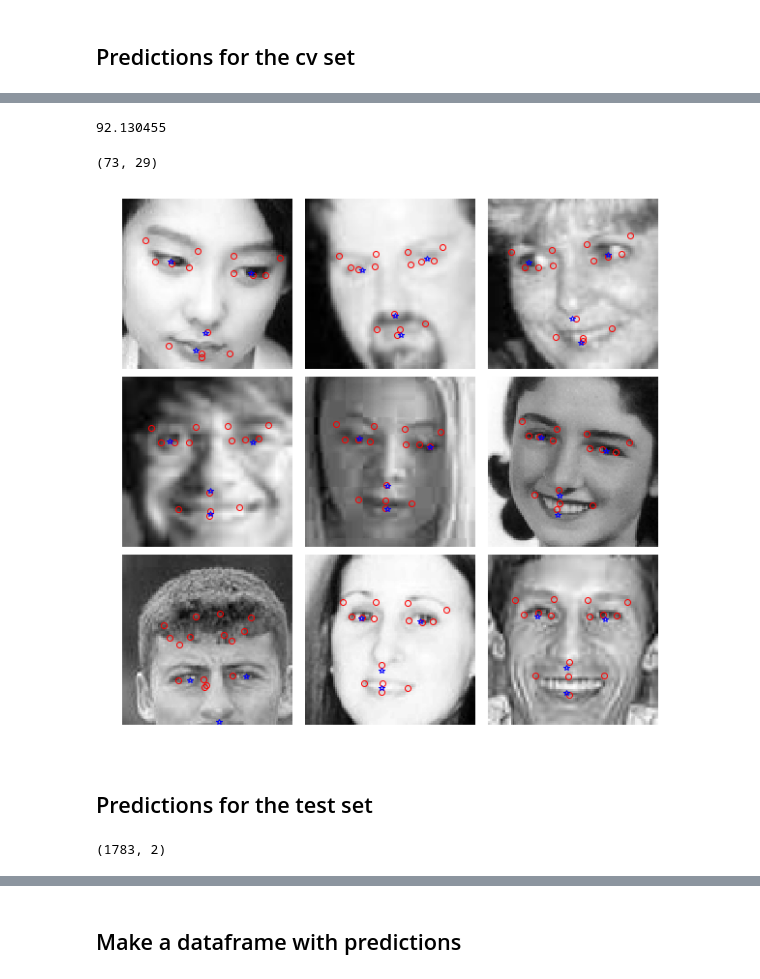
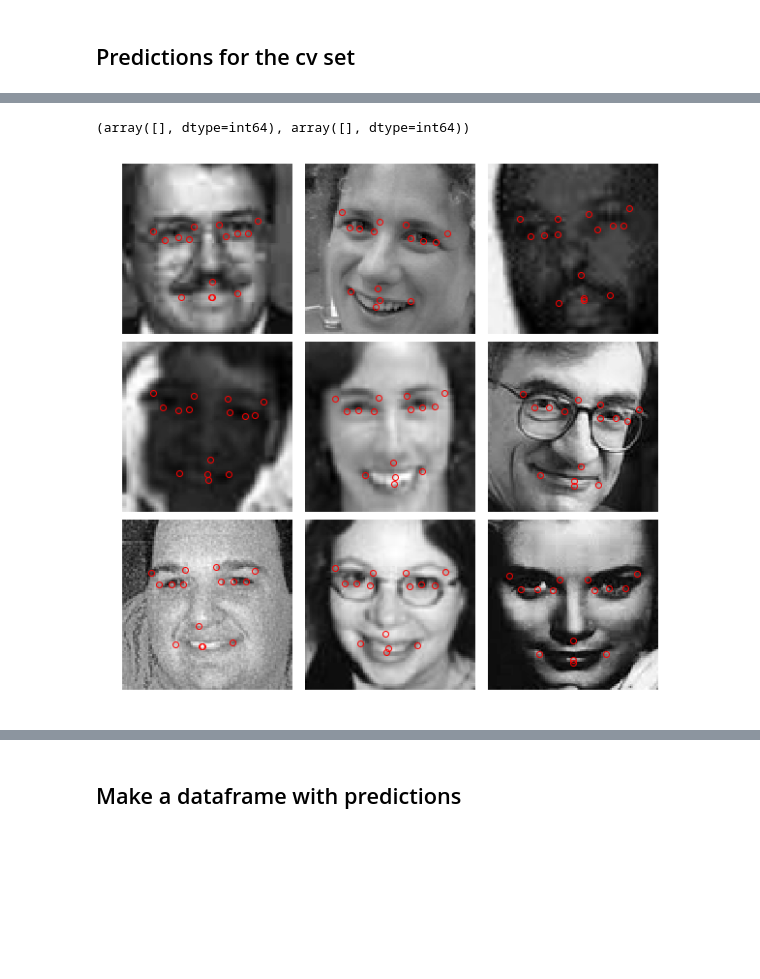
Before and after one commit to sgmig/ml_projects, a Jupyter notebook: kaggle/facial-keypoints-detection/facial_keypoints_CNN.ipynb, the cells around one changed output, grey strips where cells are left out. Drawn from its saved outputs; the diff is of its cells as text; code cells hidden in the pictures; blank space fills up the shorter version.

Commit message:
Trained new model and saved predictions.

```diff
--- a/kaggle/facial-keypoints-detection/facial_keypoints_CNN.ipynb
+++ b/kaggle/facial-keypoints-detection/facial_keypoints_CNN.ipynb
@@ -248,3 +250,8 @@ counter = 7 # a variable to keep track of different models.
+# %%
+# Keep track of models and runs.
+
+model_number = 1
+run_number = 1 # Used for labeling different training runs. It is updated after training.
 # %% [markdown]
 ## Training
 # %%
@@ -378,14 +401,0 @@ plt.plot(cv_losses[-50:])
-# %%
-figure, ax = plt.subplots(1,2, figsize = (10,3))
-
-from_step = 150
-
-ax[0].plot(train_losses[from_step:], 'r', label = 'Training')
-ax[0].plot(cv_losses[from_step:], 'g', label = 'Validation')
-ax[0].legend()
-ax[0].set_title('MSE');
-
-ax[1].plot(np.sqrt(train_losses[from_step:]), 'r', label = 'Training')
-ax[1].plot(np.sqrt(cv_losses[from_step:]), 'g', label = 'Validation')
-ax[1].legend()
-ax[1].set_title('RMSE');
@@ -417,50 +505,30 @@ predictions.shape
-# %%
-np.max(predictions)
-# %% [output]
-92.130455
-# %%
-np.unravel_index( np.argmax(predictions), predictions.shape)
-# %% [output]
-(73, 29)
+# %%
+# Sanity check:
+# Find if there are any points out of bounds (hihgher than 96 or below 0).
+
+np.where((predictions >= 96) | (predictions < 0))
+# %% [output]
+(array([], dtype=int64), array([], dtype=int64))
 # %%
+# Visualize test images and predictions.
+
 grid_size = 3
 fig, axes = plt.subplots(grid_size, grid_size, gridspec_kw = dict(hspace = .05, wspace = .05),
                          figsize=(10,10))
 
-selection = np.random.choice(range(len(x_cv)), size = grid_size**2, )
-
-mean_x_points = [mean_keypoints[j] for j in range(0,30,2)]
-mean_y_points = [mean_keypoints[j+1] for j in range(0,30,2)]
-
+selection = np.random.choice(range(len(test_images)), size = grid_size**2 )
+#selection = [0, 563, 491, 927]
 for i, ax in zip(selection, axes.flat):
 
     ax.axis('off')
     # Plotting the faces
-    ax.imshow(x_cv[i].reshape((96,96)),cmap='gist_gray')
+    ax.imshow(test_images[i].reshape((96,96)),cmap='gist_gray')
 
  # Obtaining keypoints positions. x and y coordinates are even and odd indices respectively.
     x_points = [predictions[i][j] for j in range(0,30,2)]
     y_points = [predictions[i][j+1] for j in range(0,30,2)]
 
     #plotting predicted keypoints
     ax.plot(x_points, y_points, 'ro', markerfacecolor = 'none')
-
- # Plotting true keypoints
-
-    x_true = [keypoints_cv.iloc[i][j] for j in range(0,30,2)]
-    y_true = [keypoints_cv.iloc[i][j+1] for j in range(0,30,2)]
-
-    ax.plot(x_true, y_true, 'b*', markerfacecolor = 'none')
-
- # Including mean keypoints
-
-    #ax.plot(mean_x_points, mean_y_points, 'b+', markerfacecolor = 'none')
 # %% [output]
-[figure, old version]
+[figure, new version]
-# %% [markdown]
-## Predictions for the test set
-# %%
-test_data = pd.read_csv('test.csv')
-test_data.shape
-# %% [output]
-(1783, 2)
```
Also changed, not shown: parts of 42 cells of this notebook.
